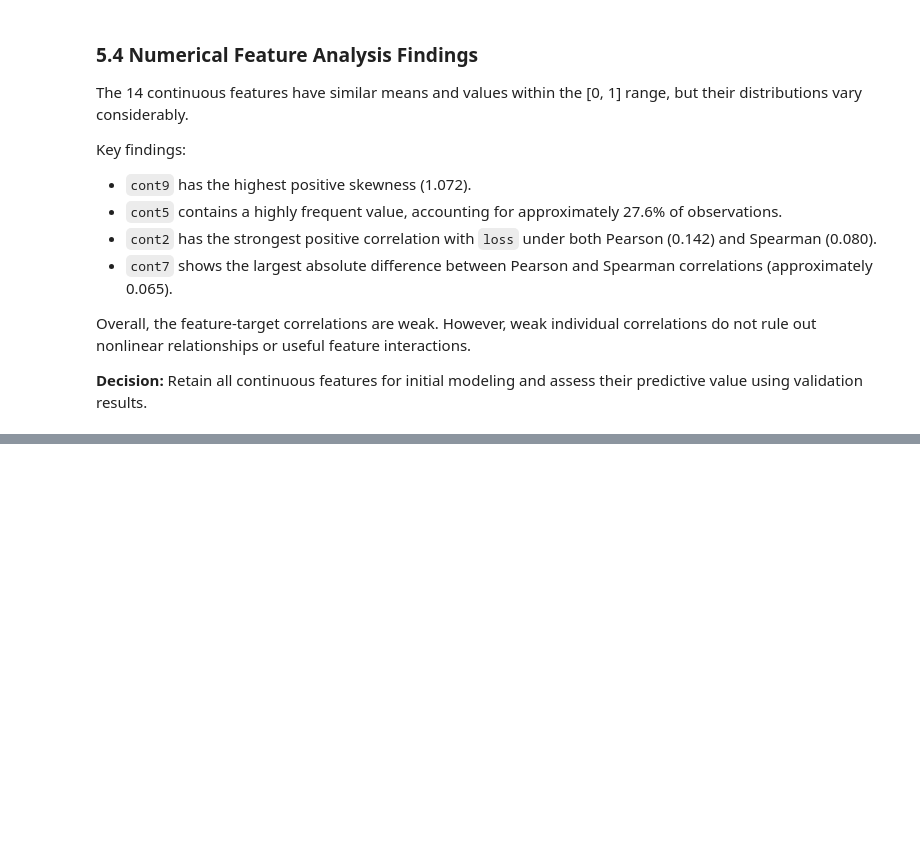
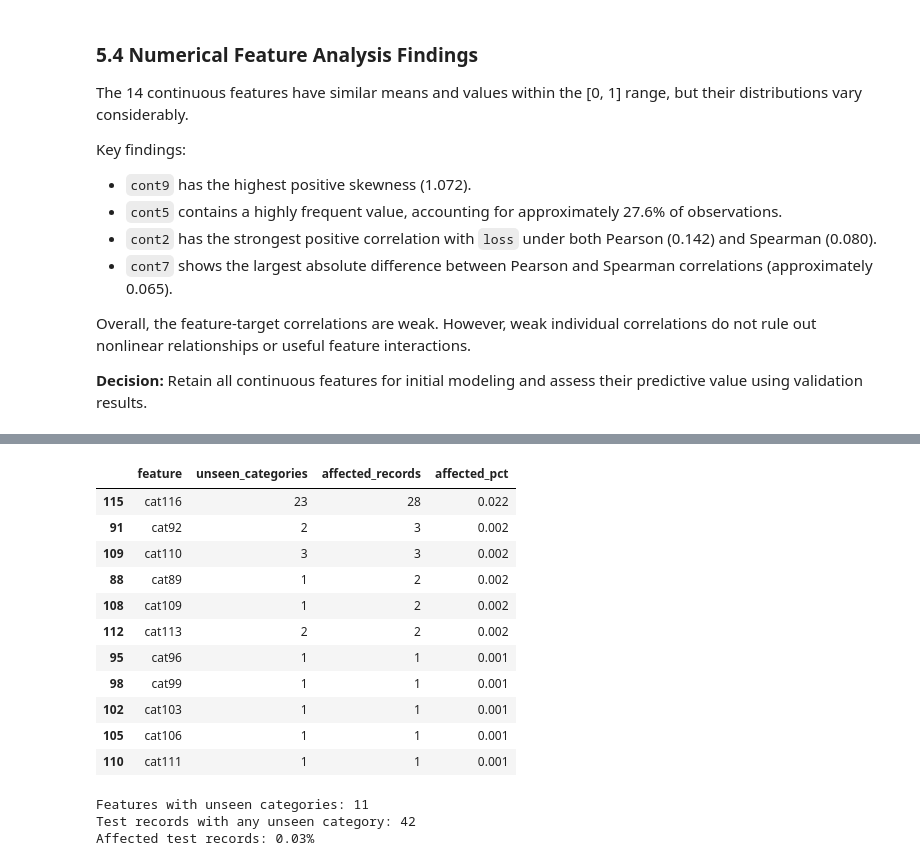
Before and after one commit to masoud-vosoughi/allstate-claims-severity, a Jupyter notebook: notebooks/01_data_overview.ipynb, the cells around one changed output, grey strips where cells are left out. Cells and saved outputs as stored; diff of their text form; code cells hidden in the pictures; blank space fills up the shorter version.

```diff
--- a/notebooks/01_data_overview.ipynb
+++ b/notebooks/01_data_overview.ipynb
@@ -405,0 +592,8 @@ and assess their predictive value using validation results.
+# %%
+cat_cols = [col for col in train.columns if col.startswith("cat")]
+
+cat_cardinality = train[cat_cols].nunique().sort_values()
+
+print("number of categorical features: ", len(cat_cols))
+
+display(cat_cardinality)
@@ -405,0 +779,45 @@ and assess their predictive value using validation results.
+# %%
+unseen_results = []
+rows_with_unseen = pd.Series(False, index=test.index)
+
+for col in cat_cols:
+    unseen_mask = ~test[col].isin(train[col].unique())
+
+    rows_with_unseen |= unseen_mask
+
+    unseen_results.append(
+        {
+            "feature": col,
+            "unseen_categories": test.loc[unseen_mask, col].nunique(),
+            "affected_records": unseen_mask.sum(),
+            "affected_pct": unseen_mask.mean() * 100,
+        }
+    )
+
+unseen_summary = pd.DataFrame(unseen_results)
+
+affected_features = unseen_summary[unseen_summary["unseen_categories"] > 0].sort_values(
+    "affected_records", ascending=False
+)
+
+display(affected_features.round(3))
+
+print("Features with unseen categories:", len(affected_features))
+print("Test records with any unseen category:", rows_with_unseen.sum())
+print(f"Affected test records: {rows_with_unseen.mean():.2%}")
+# %% [output]
+|  | feature | unseen_categories | affected_records | affected_pct |
+| 115 | cat116 | 23 | 28 | 0.022 |
+| 91 | cat92 | 2 | 3 | 0.002 |
+| 109 | cat110 | 3 | 3 | 0.002 |
+| 88 | cat89 | 1 | 2 | 0.002 |
+| 108 | cat109 | 1 | 2 | 0.002 |
+| 112 | cat113 | 2 | 2 | 0.002 |
+| 95 | cat96 | 1 | 1 | 0.001 |
+| 98 | cat99 | 1 | 1 | 0.001 |
+| 102 | cat103 | 1 | 1 | 0.001 |
+| 105 | cat106 | 1 | 1 | 0.001 |
+| 110 | cat111 | 1 | 1 | 0.001 |
+Features with unseen categories: 11
+Test records with any unseen category: 42
+Affected test records: 0.03%
```
Also changed, not shown: parts of 41 cells of this notebook, 1 other file.
